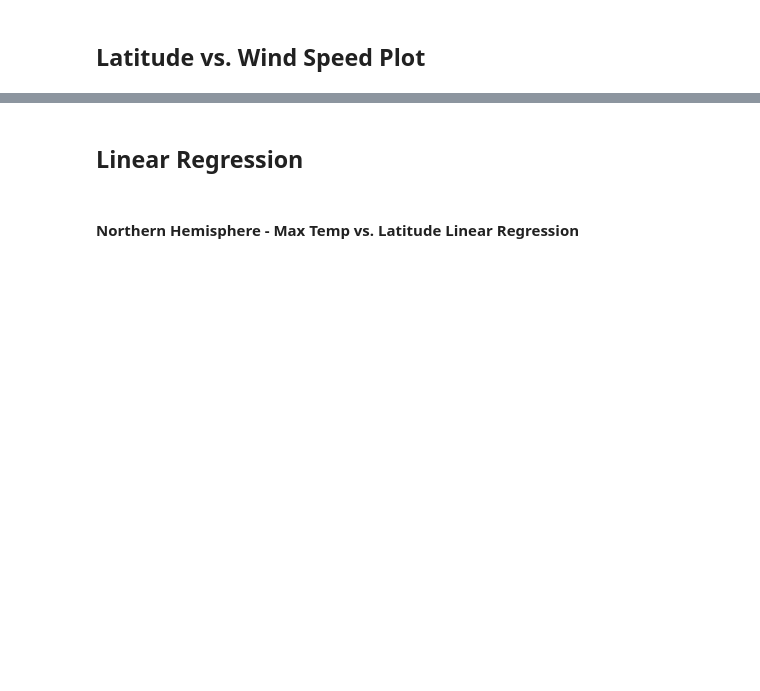
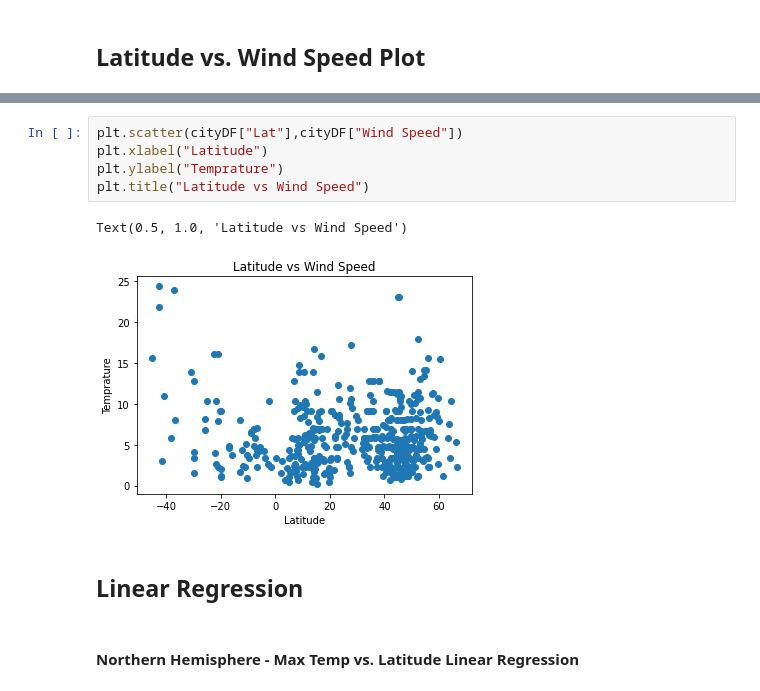
Before and after one commit to RinerAlexander/API-Challenge, a Jupyter notebook: WeatherPy/WeatherPy.ipynb, the cells around one changed output, grey strips where cells are left out. Drawn from its saved outputs; the diff is of its cells as text; blank space fills up the shorter version.

```diff
--- a/WeatherPy/WeatherPy.ipynb
+++ b/WeatherPy/WeatherPy.ipynb
@@ -167,3 +177,11 @@ Int64Index([], dtype='int64')
+# %%
+plt.scatter(cityDF["Lat"],cityDF["Wind Speed"])
+plt.xlabel("Latitude")
+plt.ylabel("Temprature")
+plt.title("Latitude vs Wind Speed")
+# %% [output]
+Text(0.5, 1.0, 'Latitude vs Wind Speed')
+[figure, added]
 # %% [markdown]
 ## Linear Regression
 # %% [markdown]
```
Also changed, not shown: parts of 9 cells of this notebook.
